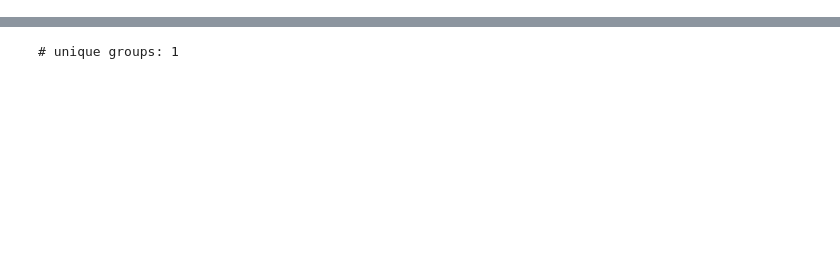
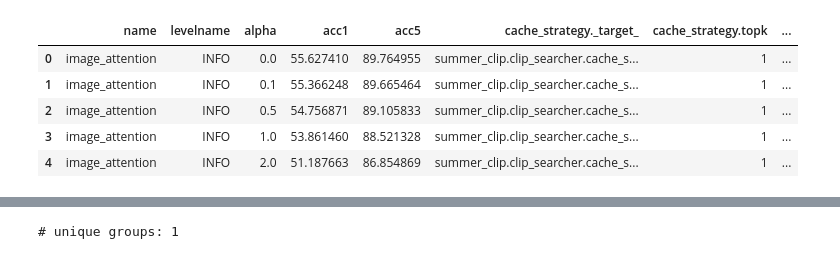
Before and after one commit to myrachins/summer-clip, a Jupyter notebook: summer_clip/clip_searcher/runs_analysis/result_tables.ipynb, the cells around one changed output, grey strips where cells are left out. Cells and saved outputs as stored; diff of their text form; code cells hidden in the pictures; blank space fills up the shorter version.

```diff
--- a/summer_clip/clip_searcher/runs_analysis/result_tables.ipynb
+++ b/summer_clip/clip_searcher/runs_analysis/result_tables.ipynb
@@ -29,0 +37,17 @@ log_records_df.head()
+# %%
+# adding hard_cache strategy
+hard_cache_log_file_path = outputs_dir / "2022-09-20/15-41-49/image_attention.log"
+hard_log_records_df = load_log_records(hard_cache_log_file_path)
+
+hard_log_records_df['cache_value_strategy._target_'] = 'summer_clip.clip_searcher.cache_value_strategy.SoftmaxCacheStrategy'
+hard_log_records_df['cache_value_strategy.scale'] = 'hard_cache'
+
+log_records_df = pd.concat([log_records_df, hard_log_records_df], ignore_index=True)
+log_records_df.head()
+# %% [output]
+|  | name | levelname | alpha | acc1 | acc5 | cache_strategy._target_ | cache_strategy.topk | ... |
+| 0 | image_attention | INFO | 0.0 | 55.627410 | 89.764955 | summer_clip.clip_searcher.cache_s... | 1 | ... |
+| 1 | image_attention | INFO | 0.1 | 55.366248 | 89.665464 | summer_clip.clip_searcher.cache_s... | 1 | ... |
+| 2 | image_attention | INFO | 0.5 | 54.756871 | 89.105833 | summer_clip.clip_searcher.cache_s... | 1 | ... |
+| 3 | image_attention | INFO | 1.0 | 53.861460 | 88.521328 | summer_clip.clip_searcher.cache_s... | 1 | ... |
+| 4 | image_attention | INFO | 2.0 | 51.187663 | 86.854869 | summer_clip.clip_searcher.cache_s... | 1 | ... |
```
Also changed, not shown: parts of 11 cells of this notebook.
